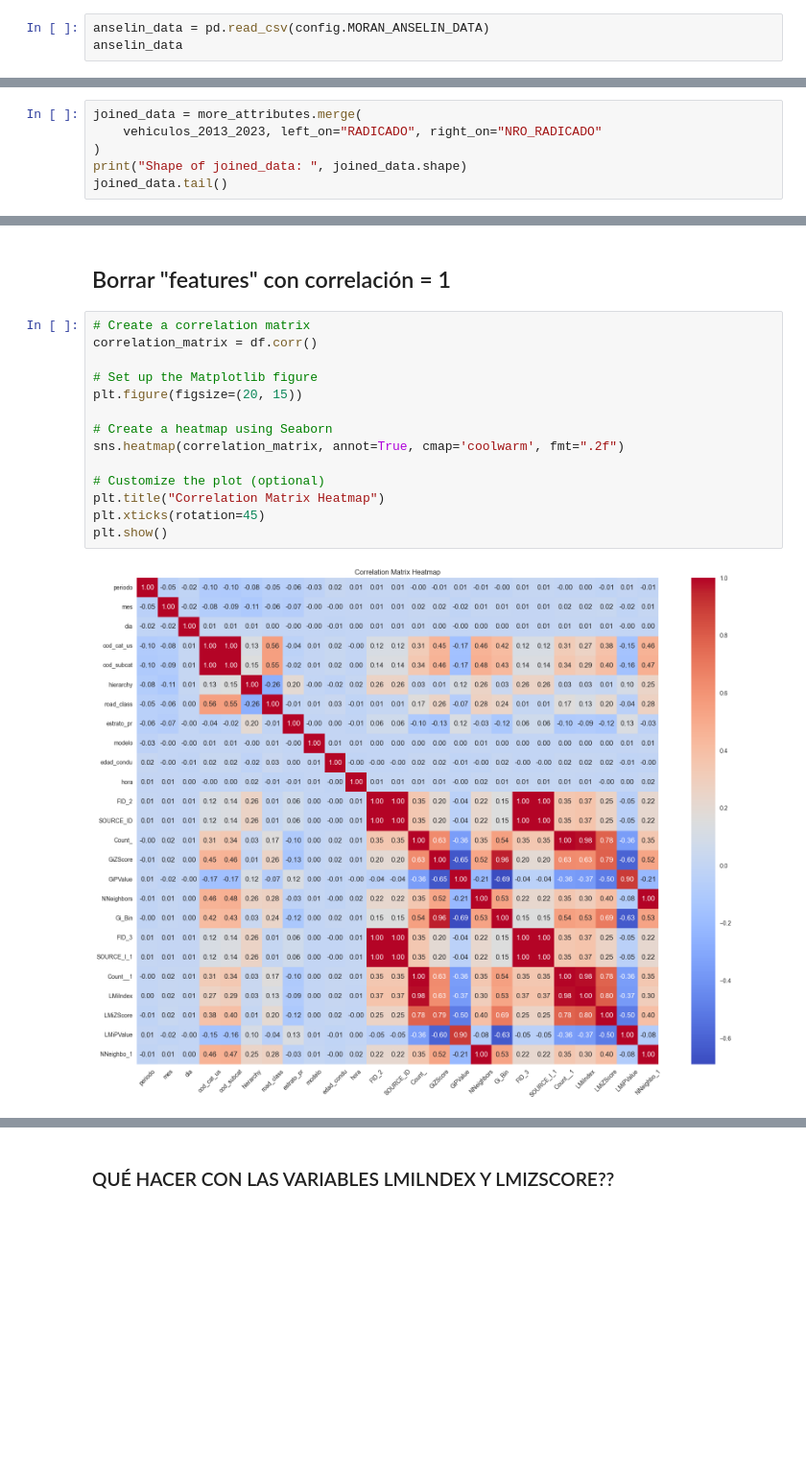
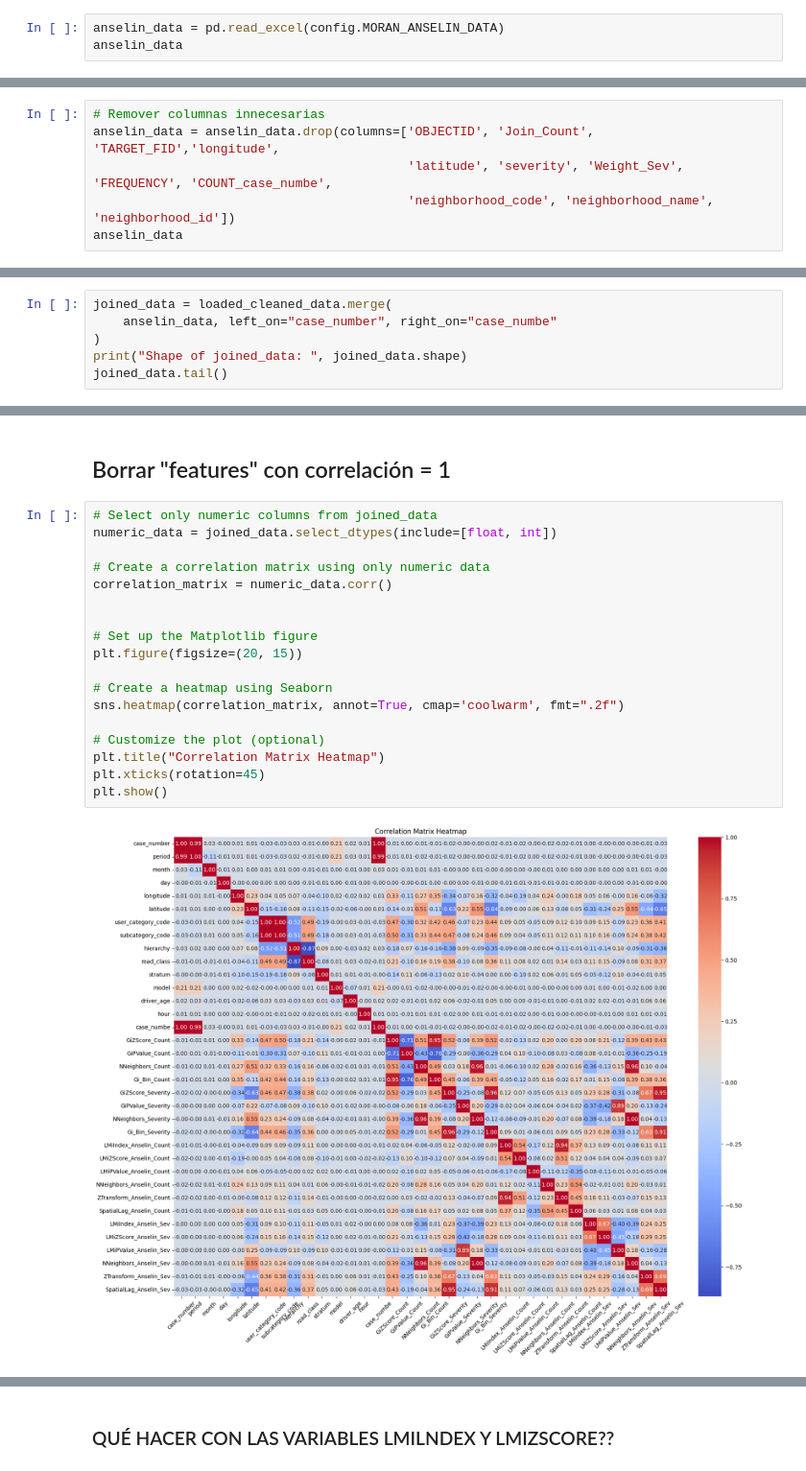
Before and after one commit to Anmjaramillo412/Buses_accidents_Medellin, a Jupyter notebook: notebooks/8-Moran_hot_spot.ipynb, the cells around one changed output, grey strips where cells are left out. Shown at 96% size. Cells and saved outputs as stored; diff of their text form; blank space fills up the shorter version.

```diff
--- a/notebooks/8-Moran_hot_spot.ipynb
+++ b/notebooks/8-Moran_hot_spot.ipynb
@@ -31,6 +31,6 @@ loaded_cleaned_data
 | 79111 | 1470985 | 2014 | approximate_road_network | material_damage_only | los_mangos | 12 | 31 | -75.541845 | 6.249259 | ... |
 79112 rows × 27 columns
 # %%
-anselin_data = pd.read_csv(config.MORAN_ANSELIN_DATA)
+anselin_data = pd.read_excel(config.MORAN_ANSELIN_DATA)
 anselin_data
 # %% [output]
@@ -37,0 +66,6 @@ FileNotFoundError: [Errno 2] No such file or directory: '../../Bases de datos/Cl
+# %%
+# Remover columnas innecesarias
+anselin_data = anselin_data.drop(columns=['OBJECTID', 'Join_Count', 'TARGET_FID','longitude',
+                                          'latitude', 'severity', 'Weight_Sev', 'FREQUENCY', 'COUNT_case_numbe',
+                                          'neighborhood_code', 'neighborhood_name', 'neighborhood_id'])
+anselin_data
@@ -38,6 +86,6 @@ FileNotFoundError: [Errno 2] No such file or directory: '../../Bases de datos/Cl
 # %%
-joined_data = more_attributes.merge(
-    vehiculos_2013_2023, left_on="RADICADO", right_on="NRO_RADICADO"
+joined_data = loaded_cleaned_data.merge(
+    anselin_data, left_on="case_number", right_on="case_numbe"
 )
 print("Shape of joined_data: ", joined_data.shape)
 joined_data.tail()
@@ -71,19 +124,23 @@ Index(['periodo', 'tipo_geoco', 'gravedad', 'diseno', 'mes', 'dia',
 # %% [markdown]
 ## Borrar "features" con correlación = 1
 # %%
-# Create a correlation matrix
-correlation_matrix = df.corr()
+# Select only numeric columns from joined_data
+numeric_data = joined_data.select_dtypes(include=[float, int])
+
+# Create a correlation matrix using only numeric data
+correlation_matrix = numeric_data.corr()
+
 
 # Set up the Matplotlib figure
 plt.figure(figsize=(20, 15))
 
 # Create a heatmap using Seaborn
 sns.heatmap(correlation_matrix, annot=True, cmap='coolwarm', fmt=".2f")
 
 # Customize the plot (optional)
 plt.title("Correlation Matrix Heatmap")
 plt.xticks(rotation=45)
 plt.show()
 # %% [output]
-[figure, old version]
+[figure, new version]
 # %%
```
Also changed, not shown: parts of 9 cells of this notebook, 1 other file.
